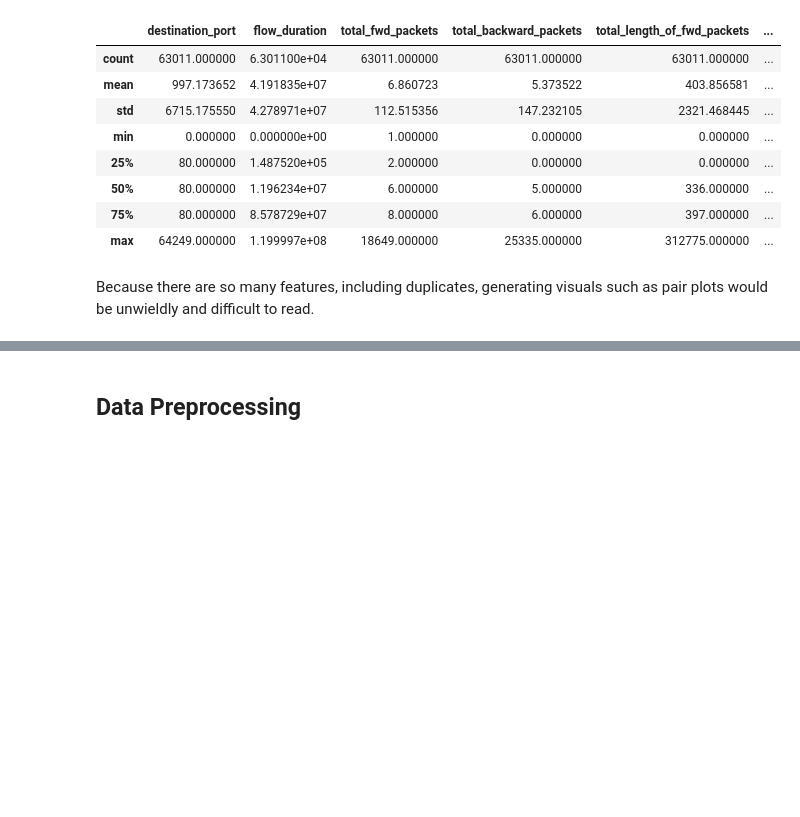
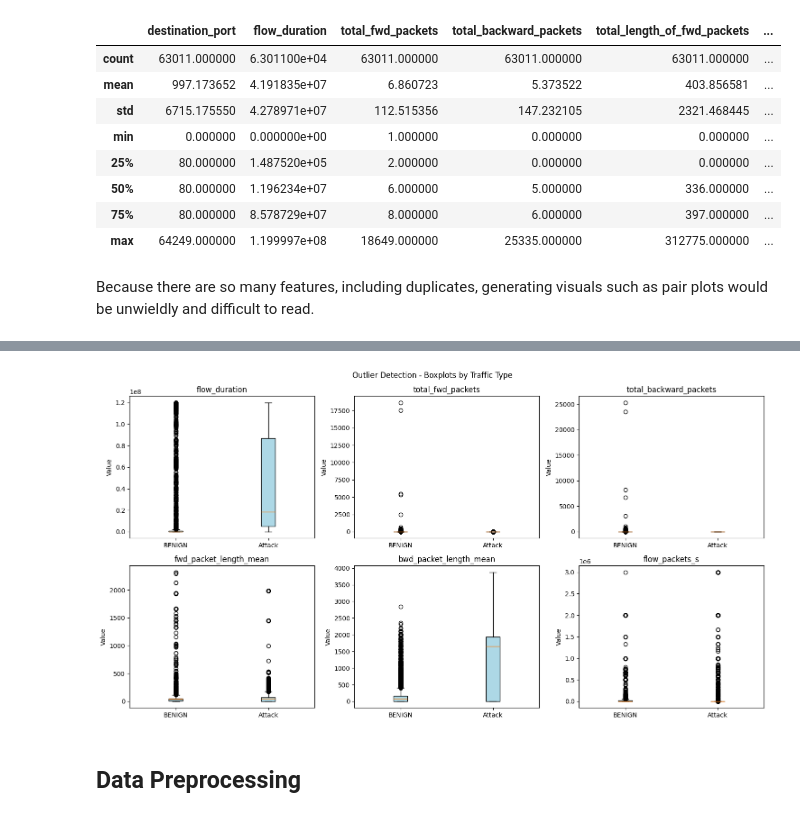
Before and after one commit to jackdmulvihill/COMP-379-Final-Project, a Jupyter notebook: FinalProject.ipynb, the cells around one changed output, grey strips where cells are left out. Drawn from its saved outputs; the diff is of its cells as text; code cells hidden in the pictures; blank space fills up the shorter version.

```diff
--- a/FinalProject.ipynb
+++ b/FinalProject.ipynb
@@ -314,0 +364,10 @@ Because there are so many features, including duplicates, generating visuals suc
+# %%
+# Display mean, std, and variance for the selected features
+print("Univariate Statistics for Selected Features:\n")
+for feature in univariate_features:
+    mean = cleaned_data[feature].mean()
+    std  = cleaned_data[feature].std()
+    var  = cleaned_data[feature].var()
+    print(f'{feature}:')
+    print(f'  Mean: {mean:.4f} | Std: {std:.4f} | Variance: {var:.4f}')
+    print()
@@ -315,3 +546,27 @@ Because there are so many features, including duplicates, generating visuals suc
+# %%
+# Visualize outliers using boxplots colored by label
+fig, axes = plt.subplots(2, 3, figsize=(15, 8))
+axes = axes.flatten()
+
+# For each feature, create a boxplot comparing BENIGN vs. Attack traffic
+for i, feature in enumerate(univariate_features):
+    benign_data = cleaned_data[cleaned_data['label'] == 'BENIGN'][feature].dropna()
+    attack_data = cleaned_data[cleaned_data['label'] != 'BENIGN'][feature].dropna()
+
+    axes[i].boxplot(
+        [benign_data, attack_data],
+        labels=['BENIGN', 'Attack'],
+        patch_artist=True,
+        boxprops=dict(facecolor='lightblue')
+    )
+    axes[i].set_title(feature)
+    axes[i].set_ylabel('Value')
+
+plt.suptitle('Outlier Detection - Boxplots by Traffic Type')
+plt.tight_layout()
+plt.show()
+# %% [output]
+[figure, added]
 # %% [markdown]
 ## Data Preprocessing
 # %%
```
Also changed, not shown: parts of 18 cells of this notebook.
